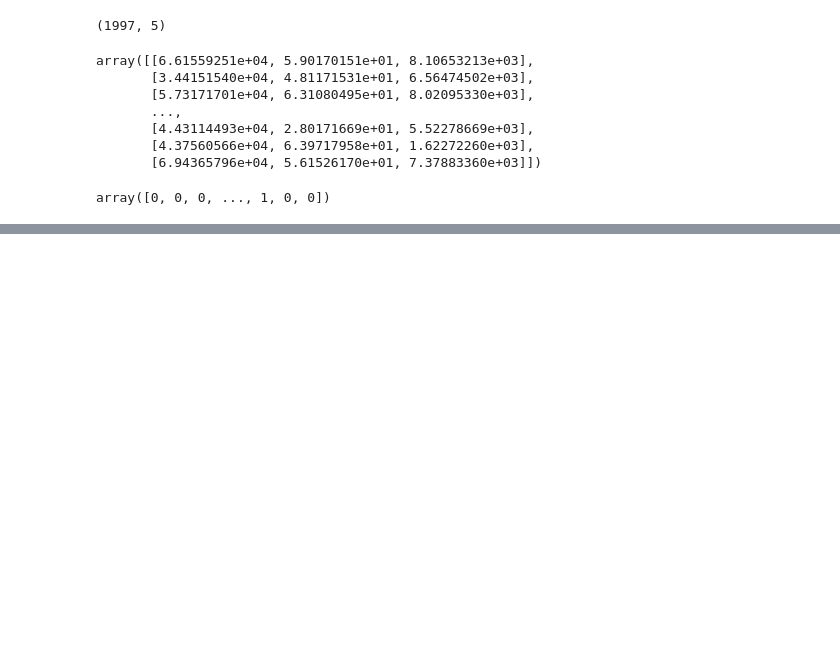
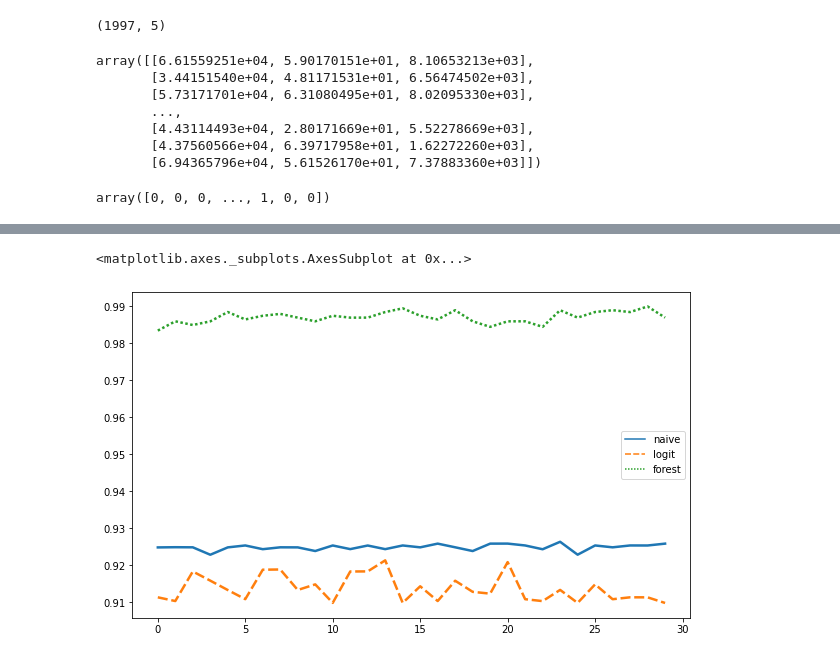
Before and after one commit to MpRonald/Machine-Learning, a Jupyter notebook: Test_Classifiers_Algorithm.ipynb, the cells around one changed output, grey strips where cells are left out. Cells and saved outputs as stored; diff of their text form; code cells hidden in the pictures; blank space fills up the shorter version.

```diff
--- a/Test_Classifiers_Algorithm.ipynb
+++ b/Test_Classifiers_Algorithm.ipynb
@@ -132,0 +135,22 @@ sns.lineplot(data=dataset, palette="tab10", linewidth=2.5)
+# %%
+result_naive = []
+result_logit = []
+result_forest = []
+
+for i in range(30):
+    kfold = KFold(n_splits=10, shuffle=True, random_state = i)
+
+    naive = GaussianNB()
+    scores = cross_val_score(naive, X, y, cv = kfold)
+    result_naive.append(scores.mean())
+
+    logit = LogisticRegression()
+    scores = cross_val_score(logit, X, y, cv = kfold)
+    result_logit.append(scores.mean())
+
+    forest = RandomForestClassifier()
+    scores = cross_val_score(forest, X, y, cv = kfold)
+    result_forest.append(scores.mean())
+# %%
+dataset = pd.DataFrame(list(zip(result_naive, result_logit, result_forest)),
+                  columns = ['naive','logit', 'forest'])
@@ -132,0 +189,6 @@ sns.lineplot(data=dataset, palette="tab10", linewidth=2.5)
+# %%
+ax = plt.figure(figsize=(10,6))
+sns.lineplot(data=dataset, palette="tab10", linewidth=2.5)
+# %% [output]
+<matplotlib.axes._subplots.AxesSubplot at 0x...>
+[figure, added]
```
Also changed, not shown: parts of 7 cells of this notebook.
